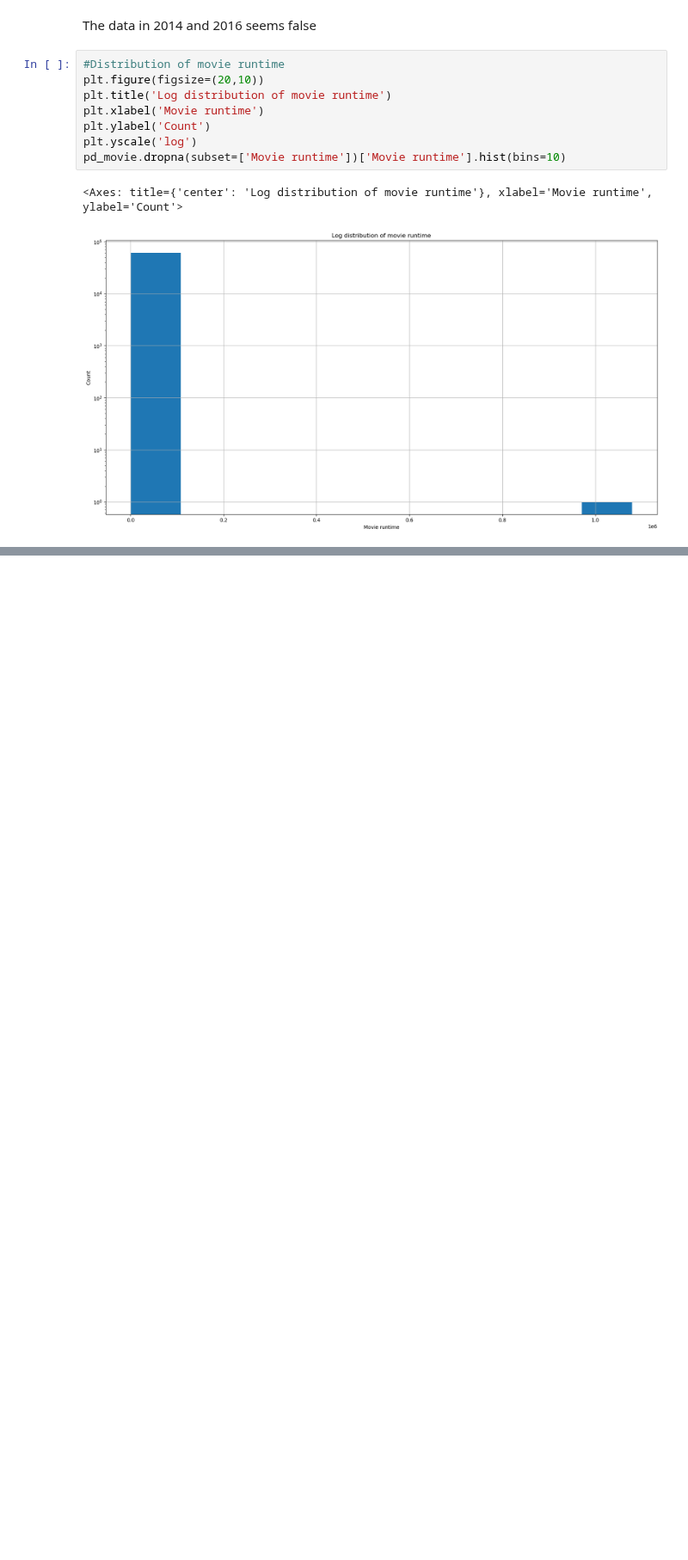
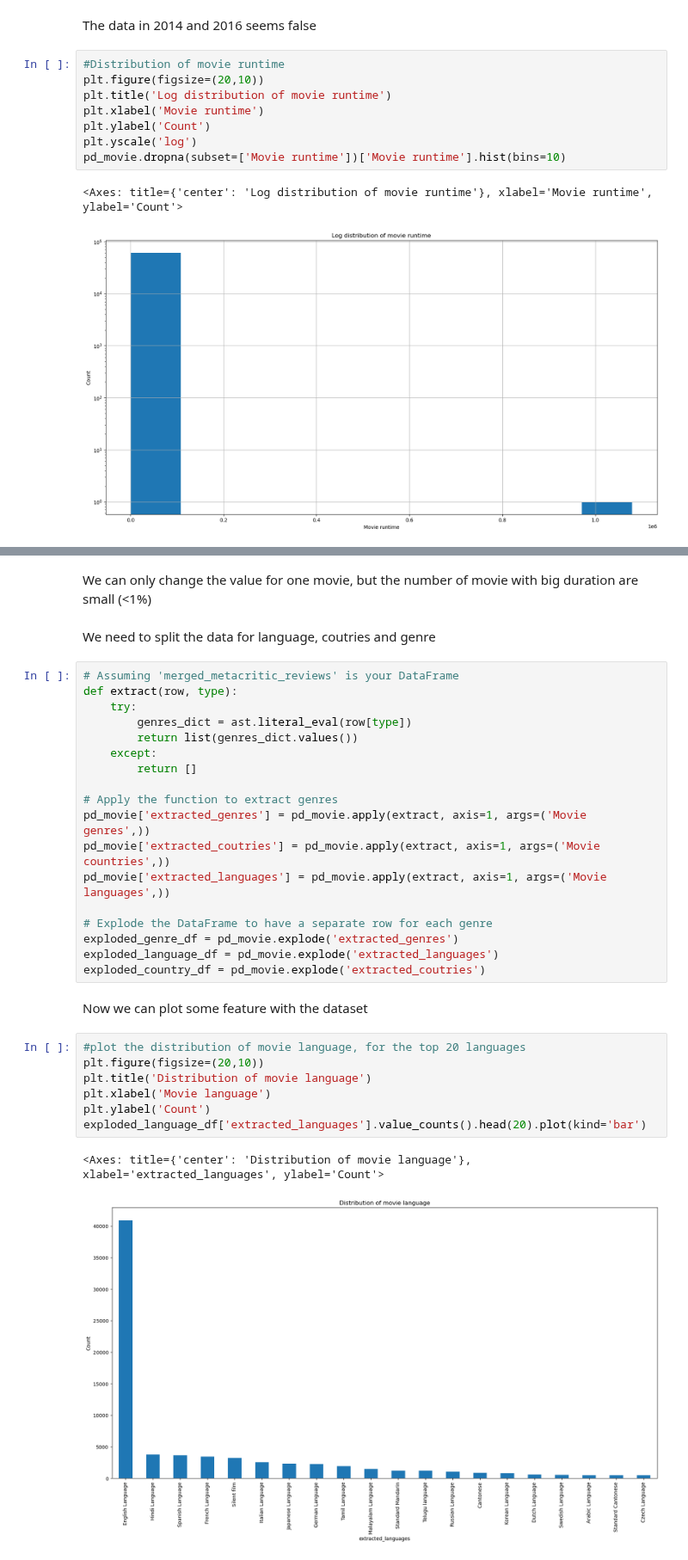
Before and after one commit to epfl-ada/ada-2023-project-radatouille, a Jupyter notebook: milestone_2.ipynb, the cells around one changed output, grey strips where cells are left out. Shown at 86% size. Drawn from its saved outputs; the diff is of its cells as text; blank space fills up the shorter version.

Commit message:
Add distribution coutries, language, genre

```diff
--- a/milestone_2.ipynb
+++ b/milestone_2.ipynb
@@ -215,0 +297,34 @@ Test
+# %% [markdown]
+We can only change the value for one movie, but the number of movie with big duration are small (<1%)
+# %% [markdown]
+We need to split the data for language, coutries and genre
+# %%
+# Assuming 'merged_metacritic_reviews' is your DataFrame
+def extract(row, type):
+    try:
+        genres_dict = ast.literal_eval(row[type])
+        return list(genres_dict.values())
+    except:
+        return []
+
+# Apply the function to extract genres
+pd_movie['extracted_genres'] = pd_movie.apply(extract, axis=1, args=('Movie genres',))
+pd_movie['extracted_coutries'] = pd_movie.apply(extract, axis=1, args=('Movie countries',))
+pd_movie['extracted_languages'] = pd_movie.apply(extract, axis=1, args=('Movie languages',))
+
+# Explode the DataFrame to have a separate row for each genre
+exploded_genre_df = pd_movie.explode('extracted_genres')
+exploded_language_df = pd_movie.explode('extracted_languages')
+exploded_country_df = pd_movie.explode('extracted_coutries')
+# %% [markdown]
+Now we can plot some feature with the dataset
+# %%
+#plot the distribution of movie language, for the top 20 languages
+plt.figure(figsize=(20,10))
+plt.title('Distribution of movie language')
+plt.xlabel('Movie language')
+plt.ylabel('Count')
+exploded_language_df['extracted_languages'].value_counts().head(20).plot(kind='bar')
+# %% [output]
+<Axes: title={'center': 'Distribution of movie language'}, xlabel='extracted_languages', ylabel='Count'>
+[figure, added]
```
Also changed, not shown: parts of 6 cells of this notebook.
